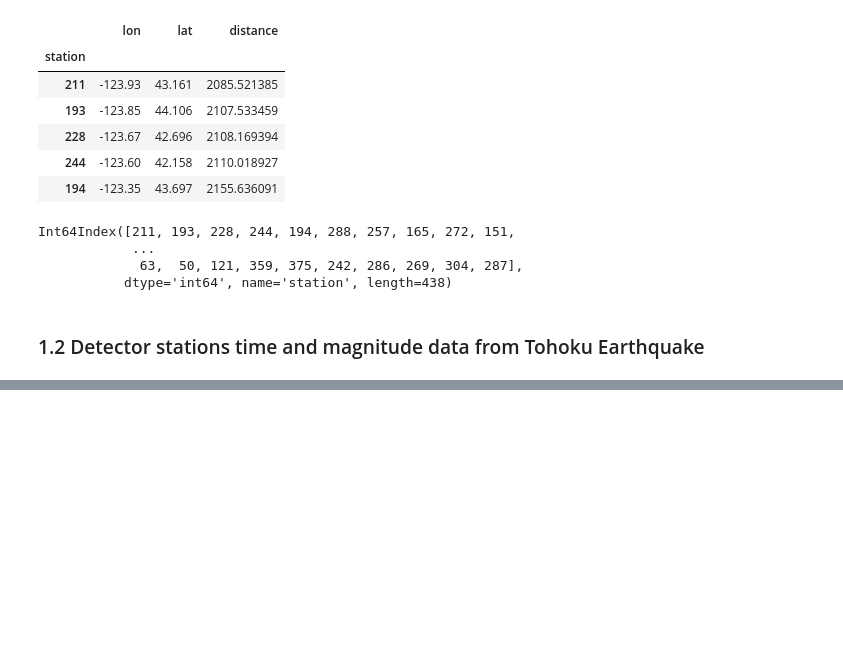
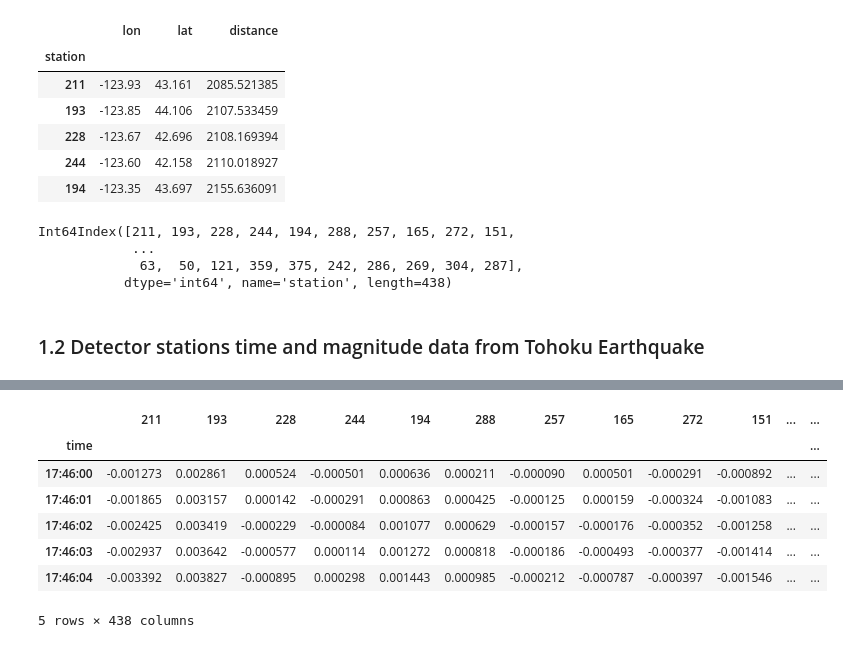
Before and after one commit to sayaaoi/Tohoku.Earthquake.Visualization, a Jupyter notebook: Data Visualization of Tohoku earthquake.ipynb, the cells around one changed output, grey strips where cells are left out. Drawn from its saved outputs; the diff is of its cells as text; code cells hidden in the pictures; blank space fills up the shorter version.

```diff
--- a/Data Visualization of Tohoku earthquake.ipynb
+++ b/Data Visualization of Tohoku earthquake.ipynb
@@ -86,0 +118,14 @@ Int64Index([211, 193, 228, 244, 194, 288, 257, 165, 272, 151,
+# %%
+# reorder stations based on their distance from earthquake location
+time_magnitude = time_magnitude[sorted_locations.index]
+# %%
+time_magnitude.head()
+# %% [output]
+|  | 211 | 193 | 228 | 244 | 194 | 288 | 257 | 165 | 272 | 151 | ... | ... |
+| time |  |  |  |  |  |  |  |  |  |  |  | ... |
+| 17:46:00 | -0.001273 | 0.002861 | 0.000524 | -0.000501 | 0.000636 | 0.000211 | -0.000090 | 0.000501 | -0.000291 | -0.000892 | ... | ... |
+| 17:46:01 | -0.001865 | 0.003157 | 0.000142 | -0.000291 | 0.000863 | 0.000425 | -0.000125 | 0.000159 | -0.000324 | -0.001083 | ... | ... |
+| 17:46:02 | -0.002425 | 0.003419 | -0.000229 | -0.000084 | 0.001077 | 0.000629 | -0.000157 | -0.000176 | -0.000352 | -0.001258 | ... | ... |
+| 17:46:03 | -0.002937 | 0.003642 | -0.000577 | 0.000114 | 0.001272 | 0.000818 | -0.000186 | -0.000493 | -0.000377 | -0.001414 | ... | ... |
+| 17:46:04 | -0.003392 | 0.003827 | -0.000895 | 0.000298 | 0.001443 | 0.000985 | -0.000212 | -0.000787 | -0.000397 | -0.001546 | ... | ... |
+5 rows × 438 columns
```
Also changed, not shown: parts of 22 cells of this notebook.
